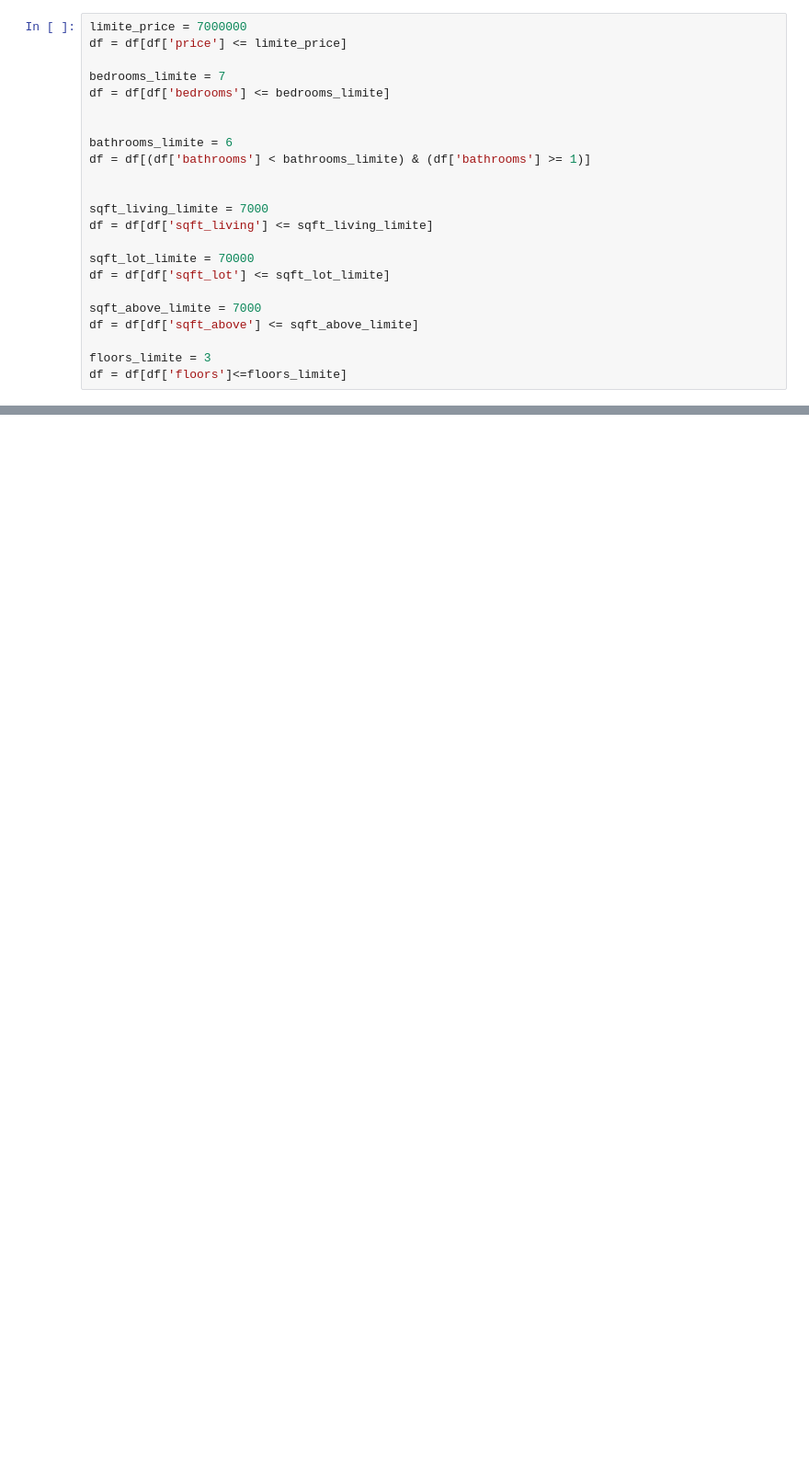
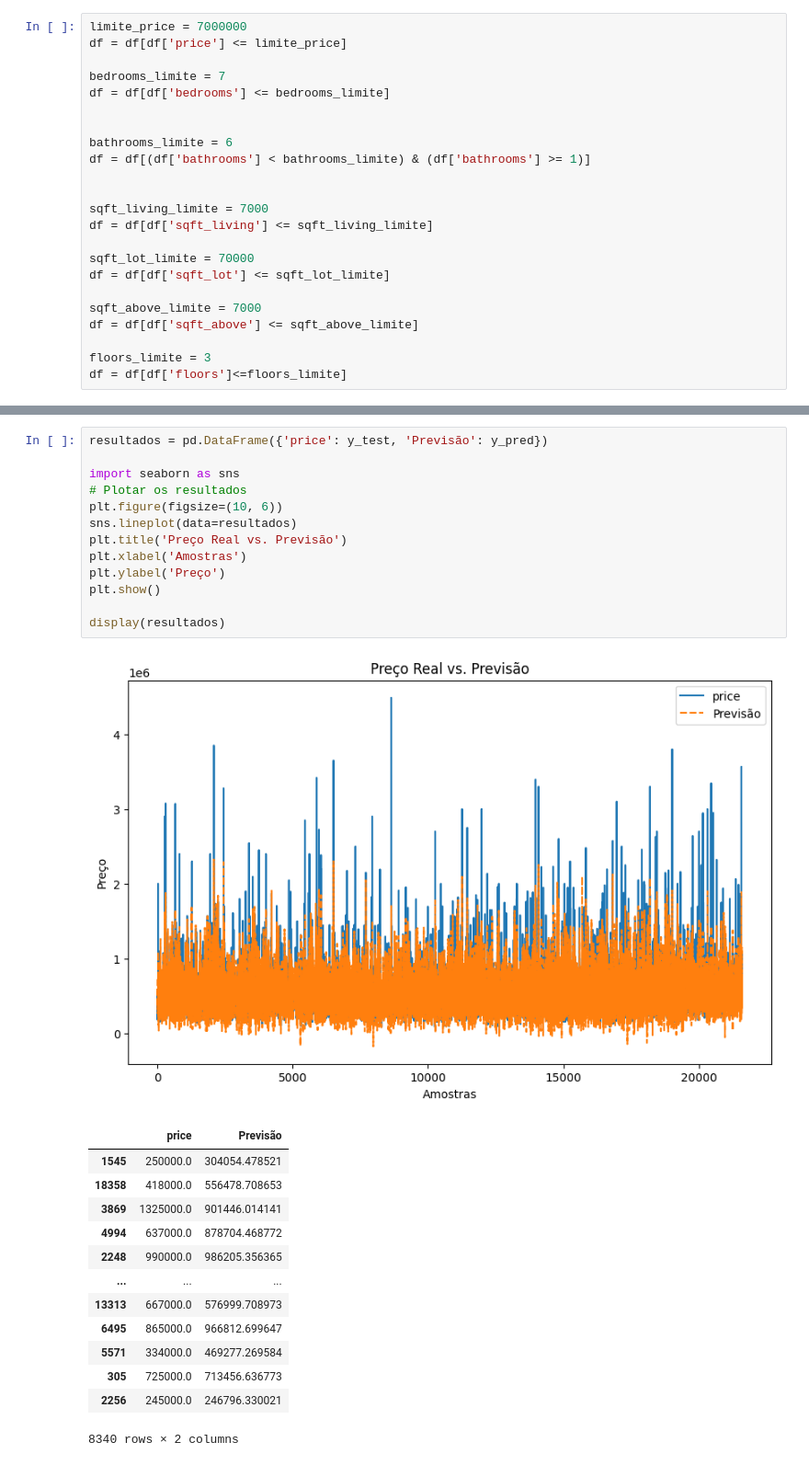
Before and after one commit to jonatahpfg/Machine-learning-estudos, a Jupyter notebook: Predição_de_preço_de_residências.ipynb, the cells around one changed output, grey strips where cells are left out. Shown: that part at 92% size. Cells and saved outputs as stored; diff of their text form; blank space fills up the shorter version.

```diff
--- a/Predição_de_preço_de_residências.ipynb
+++ b/Predição_de_preço_de_residências.ipynb
@@ -107,0 +98,28 @@ plt.show()
+# %%
+resultados = pd.DataFrame({'price': y_test, 'Previsão': y_pred})
+
+import seaborn as sns
+# Plotar os resultados
+plt.figure(figsize=(10, 6))
+sns.lineplot(data=resultados)
+plt.title('Preço Real vs. Previsão')
+plt.xlabel('Amostras')
+plt.ylabel('Preço')
+plt.show()
+
+display(resultados)
+# %% [output]
+[figure, added]
+|  | price | Previsão |
+| 1545 | 250000.0 | 304054.478521 |
+| 18358 | 418000.0 | 556478.708653 |
+| 3869 | 1325000.0 | 901446.014141 |
+| 4994 | 637000.0 | 878704.468772 |
+| 2248 | 990000.0 | 986205.356365 |
+| ... | ... | ... |
+| 13313 | 667000.0 | 576999.708973 |
+| 6495 | 865000.0 | 966812.699647 |
+| 5571 | 334000.0 | 469277.269584 |
+| 305 | 725000.0 | 713456.636773 |
+| 2256 | 245000.0 | 246796.330021 |
+8340 rows × 2 columns
```
Also changed, not shown: parts of 10 cells of this notebook.
